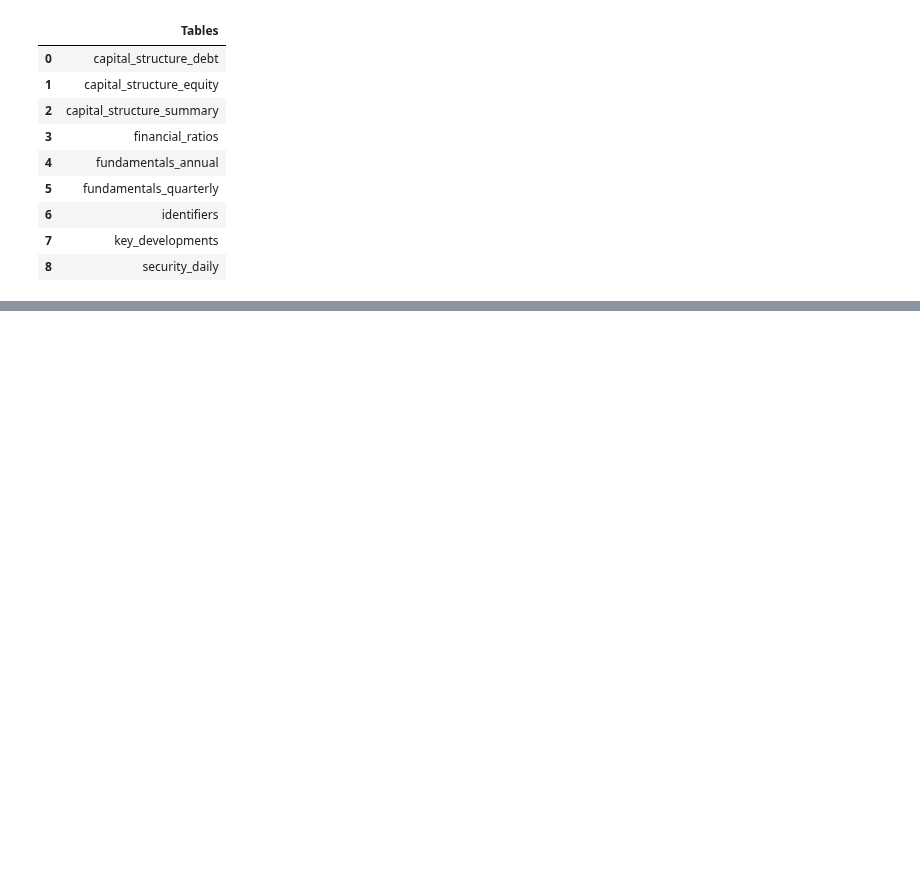
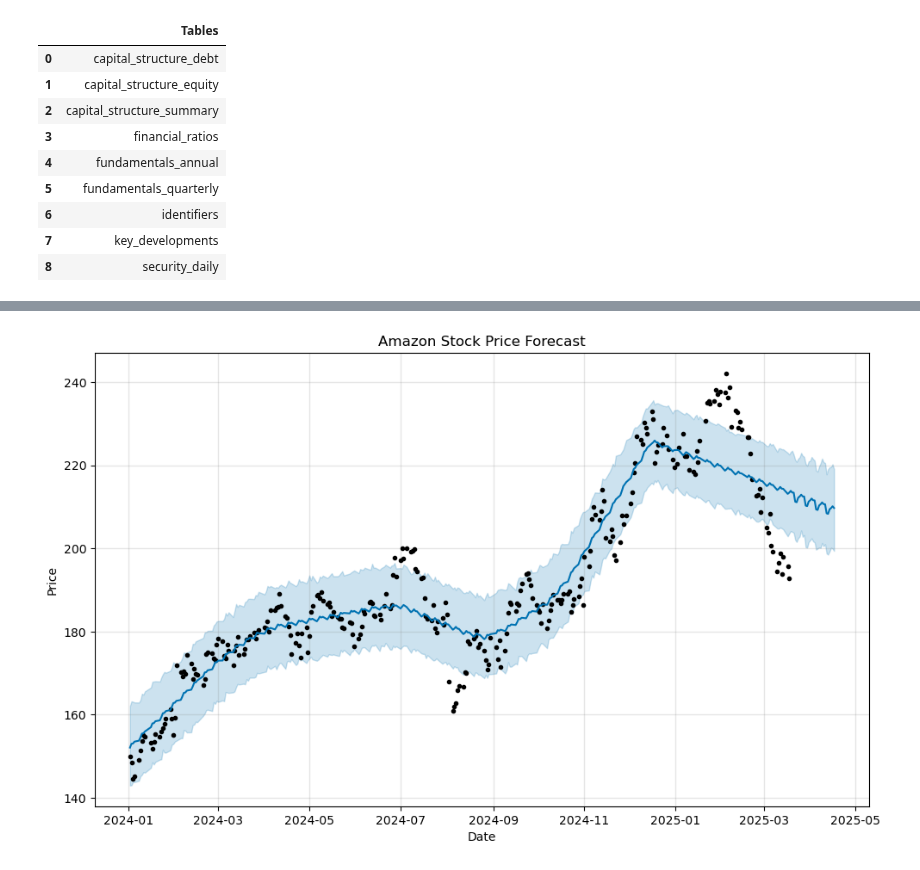
Before and after one commit to Chen-zexi/LangAlpha, a Jupyter notebook: notebooks/ts_forecast.ipynb, the cells around one changed output, grey strips where cells are left out. Cells and saved outputs as stored; diff of their text form; code cells hidden in the pictures; blank space fills up the shorter version.

Commit message:
ts forecast nb

```diff
--- a/notebooks/ts_forecast.ipynb
+++ b/notebooks/ts_forecast.ipynb
@@ -54,0 +50,5 @@ db.read_table('security_daily')
+# %%
+data.rename(columns={'datadate': 'ds', 'prccd': 'y'}, inplace=True)
+# %%
+model = Prophet()
+model.fit(data)
@@ -54,0 +59,12 @@ db.read_table('security_daily')
+# %%
+future = model.make_future_dataframe(periods=30)
+# %%
+forecast = model.predict(future)
+# %%
+fig = model.plot(forecast)
+plt.title("Amazon Stock Price Forecast")
+plt.xlabel("Date")
+plt.ylabel("Price")
+plt.show()
+# %% [output]
+[figure, added]
```
Also changed, not shown: parts of 5 cells of this notebook.
